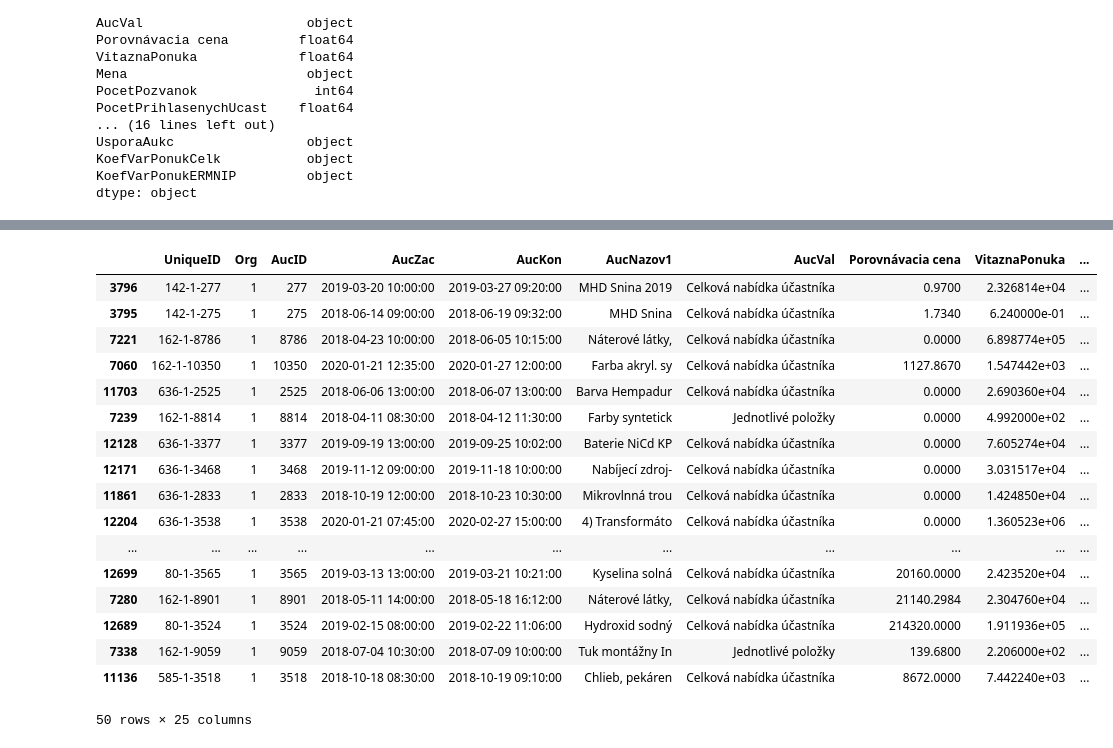
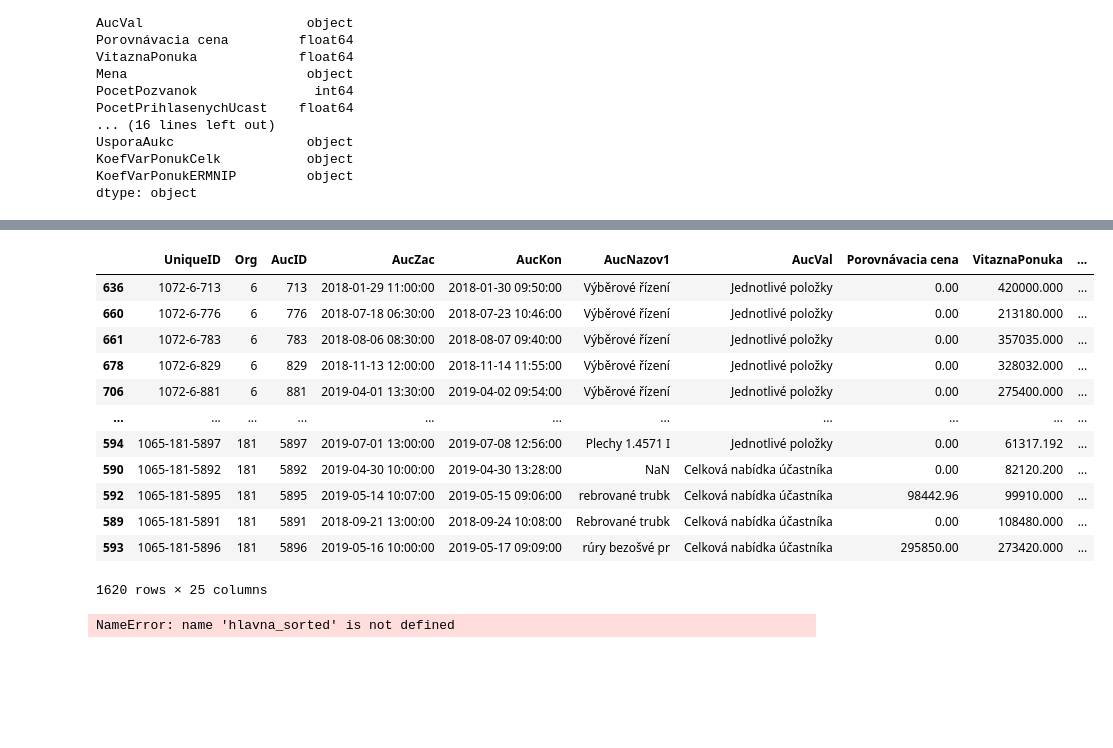
Before and after one commit to Sebion/ElektronickeObchodovanie, a Jupyter notebook: poDoplneni.ipynb, the cells around one changed output, grey strips where cells are left out. Saved outputs shown, nothing was run; the diff lists cells and outputs as text; code cells hidden in the pictures; blank space fills up the shorter version.

```diff
--- a/poDoplneni.ipynb
+++ b/poDoplneni.ipynb
@@ -1,7 +1,8 @@
 # %%
 import pandas as pd
-hlavna = pd.read_csv('data_auctionHIsim2024/hlavna_doplnena.csv')
-hlavna.head()
+# hlavna = pd.read_csv('data_auctionHIsim2024/hlavna_doplnena.csv')
+filtered_hlavna = pd.read_csv('filtered_hlavna_positive.csv')
+filtered_hlavna
 # %% [output]
 |  | UniqueID | Org | AucID | AucZac | AucKon | AucNazov1 | AucVal | Porovnávacia cena | VitaznaPonuka | ... |
 | 0 | 100-45-1364 | 45 | 1364 | 2017-10-13 13:30:00 | 2017-10-23 13:33:00 | Ocelové pásky v | Jednotlivé položky | 24167.04 | 24864.0000 | ... |
@@ -12,0 +20,2 @@ hlavna.head()
+# %%
+hlavna = filtered_hlavna
@@ -217,26 +227,21 @@ hlavna_sorted['MoneySpentSoFarWithVitaz'] = grouped['VitaznaPonuka'].cumsum()
 # %%
 hlavna_sorted = hlavna_sorted.sort_values(['Org', 'Subkateg', 'Vitaz', 'AucZac'])
 
-hlavna_sorted.head(50)
+hlavna_sorted
 # %% [output]
 |  | UniqueID | Org | AucID | AucZac | AucKon | AucNazov1 | AucVal | Porovnávacia cena | VitaznaPonuka | ... |
-| 3796 | 142-1-277 | 1 | 277 | 2019-03-20 10:00:00 | 2019-03-27 09:20:00 | MHD Snina 2019 | Celková nabídka účastníka | 0.9700 | 2.326814e+04 | ... |
-| 3795 | 142-1-275 | 1 | 275 | 2018-06-14 09:00:00 | 2018-06-19 09:32:00 | MHD Snina | Celková nabídka účastníka | 1.7340 | 6.240000e-01 | ... |
-| 7221 | 162-1-8786 | 1 | 8786 | 2018-04-23 10:00:00 | 2018-06-05 10:15:00 | Náterové látky, | Celková nabídka účastníka | 0.0000 | 6.898774e+05 | ... |
-| 7060 | 162-1-10350 | 1 | 10350 | 2020-01-21 12:35:00 | 2020-01-27 12:00:00 | Farba akryl. sy | Celková nabídka účastníka | 1127.8670 | 1.547442e+03 | ... |
-| 11703 | 636-1-2525 | 1 | 2525 | 2018-06-06 13:00:00 | 2018-06-07 13:00:00 | Barva Hempadur | Celková nabídka účastníka | 0.0000 | 2.690360e+04 | ... |
-| 7239 | 162-1-8814 | 1 | 8814 | 2018-04-11 08:30:00 | 2018-04-12 11:30:00 | Farby syntetick | Jednotlivé položky | 0.0000 | 4.992000e+02 | ... |
-| 12128 | 636-1-3377 | 1 | 3377 | 2019-09-19 13:00:00 | 2019-09-25 10:02:00 | Baterie NiCd KP | Celková nabídka účastníka | 0.0000 | 7.605274e+04 | ... |
-| 12171 | 636-1-3468 | 1 | 3468 | 2019-11-12 09:00:00 | 2019-11-18 10:00:00 | Nabíjecí zdroj- | Celková nabídka účastníka | 0.0000 | 3.031517e+04 | ... |
-| 11861 | 636-1-2833 | 1 | 2833 | 2018-10-19 12:00:00 | 2018-10-23 10:30:00 | Mikrovlnná trou | Celková nabídka účastníka | 0.0000 | 1.424850e+04 | ... |
-| 12204 | 636-1-3538 | 1 | 3538 | 2020-01-21 07:45:00 | 2020-02-27 15:00:00 | 4) Transformáto | Celková nabídka účastníka | 0.0000 | 1.360523e+06 | ... |
+| 636 | 1072-6-713 | 6 | 713 | 2018-01-29 11:00:00 | 2018-01-30 09:50:00 | Výběrové řízení | Jednotlivé položky | 0.00 | 420000.000 | ... |
+| 660 | 1072-6-776 | 6 | 776 | 2018-07-18 06:30:00 | 2018-07-23 10:46:00 | Výběrové řízení | Jednotlivé položky | 0.00 | 213180.000 | ... |
+| 661 | 1072-6-783 | 6 | 783 | 2018-08-06 08:30:00 | 2018-08-07 09:40:00 | Výběrové řízení | Jednotlivé položky | 0.00 | 357035.000 | ... |
+| 678 | 1072-6-829 | 6 | 829 | 2018-11-13 12:00:00 | 2018-11-14 11:55:00 | Výběrové řízení | Jednotlivé položky | 0.00 | 328032.000 | ... |
+| 706 | 1072-6-881 | 6 | 881 | 2019-04-01 13:30:00 | 2019-04-02 09:54:00 | Výběrové řízení | Jednotlivé položky | 0.00 | 275400.000 | ... |
 | ... | ... | ... | ... | ... | ... | ... | ... | ... | ... | ... |
-| 12699 | 80-1-3565 | 1 | 3565 | 2019-03-13 13:00:00 | 2019-03-21 10:21:00 | Kyselina solná | Celková nabídka účastníka | 20160.0000 | 2.423520e+04 | ... |
-| 7280 | 162-1-8901 | 1 | 8901 | 2018-05-11 14:00:00 | 2018-05-18 16:12:00 | Náterové látky, | Celková nabídka účastníka | 21140.2984 | 2.304760e+04 | ... |
-| 12689 | 80-1-3524 | 1 | 3524 | 2019-02-15 08:00:00 | 2019-02-22 11:06:00 | Hydroxid sodný | Celková nabídka účastníka | 214320.0000 | 1.911936e+05 | ... |
-| 7338 | 162-1-9059 | 1 | 9059 | 2018-07-04 10:30:00 | 2018-07-09 10:00:00 | Tuk montážny In | Jednotlivé položky | 139.6800 | 2.206000e+02 | ... |
-| 11136 | 585-1-3518 | 1 | 3518 | 2018-10-18 08:30:00 | 2018-10-19 09:10:00 | Chlieb, pekáren | Celková nabídka účastníka | 8672.0000 | 7.442240e+03 | ... |
+| 594 | 1065-181-5897 | 181 | 5897 | 2019-07-01 13:00:00 | 2019-07-08 12:56:00 | Plechy 1.4571 I | Jednotlivé položky | 0.00 | 61317.192 | ... |
+| 590 | 1065-181-5892 | 181 | 5892 | 2019-04-30 10:00:00 | 2019-04-30 13:28:00 | NaN | Celková nabídka účastníka | 0.00 | 82120.200 | ... |
+| 592 | 1065-181-5895 | 181 | 5895 | 2019-05-14 10:07:00 | 2019-05-15 09:06:00 | rebrované trubk | Celková nabídka účastníka | 98442.96 | 99910.000 | ... |
+| 589 | 1065-181-5891 | 181 | 5891 | 2018-09-21 13:00:00 | 2018-09-24 10:08:00 | Rebrované trubk | Celková nabídka účastníka | 0.00 | 108480.000 | ... |
+| 593 | 1065-181-5896 | 181 | 5896 | 2019-05-16 10:00:00 | 2019-05-17 09:09:00 | rúry bezošvé pr | Celková nabídka účastníka | 295850.00 | 273420.000 | ... |
-50 rows × 25 columns
+1620 rows × 25 columns
 # %%
 #POZNAMKY:
 
@@ -260,0 +266,4 @@ hlavna_sorted.to_csv('hlavna_sorted_doplnena_final.csv', index=False)
+# %%
+hlavna_sorted.head()
+# %% [output]
+NameError: name 'hlavna_sorted' is not defined
```
Also changed, not shown: parts of 11 cells of this notebook, 7 other files.
